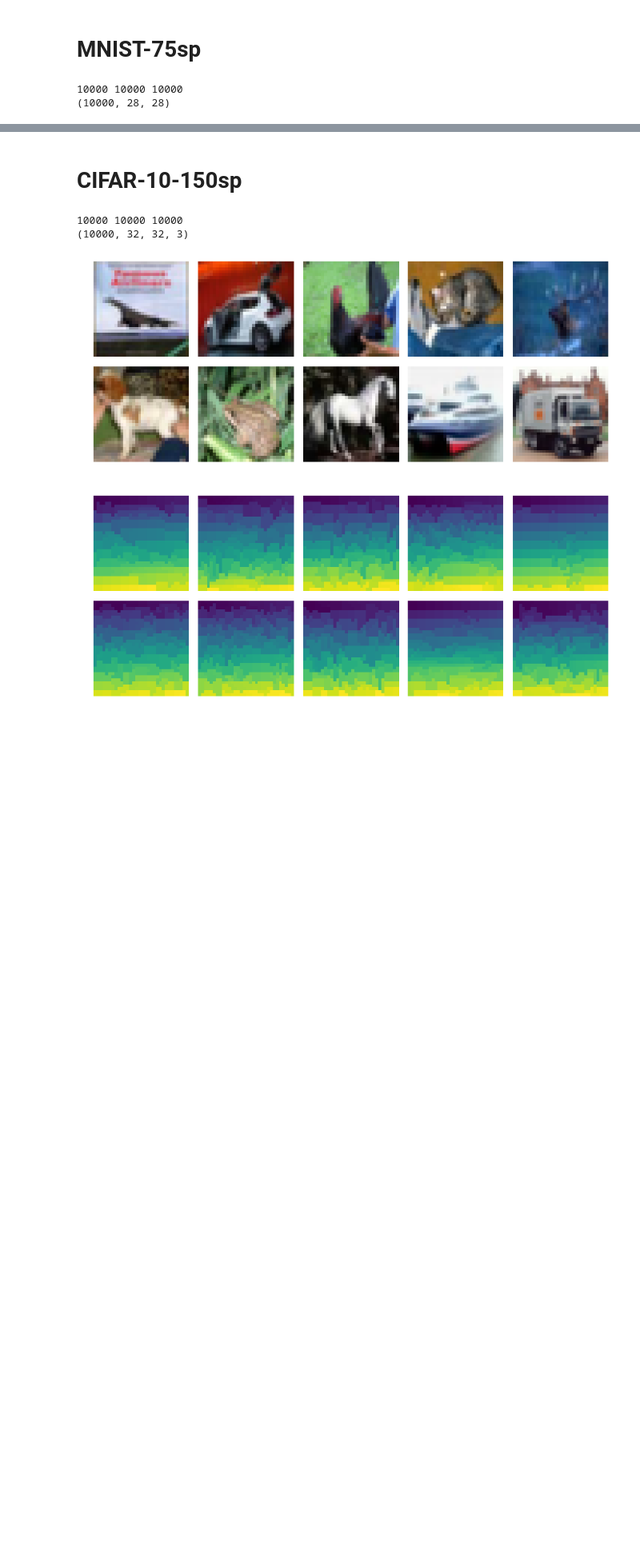
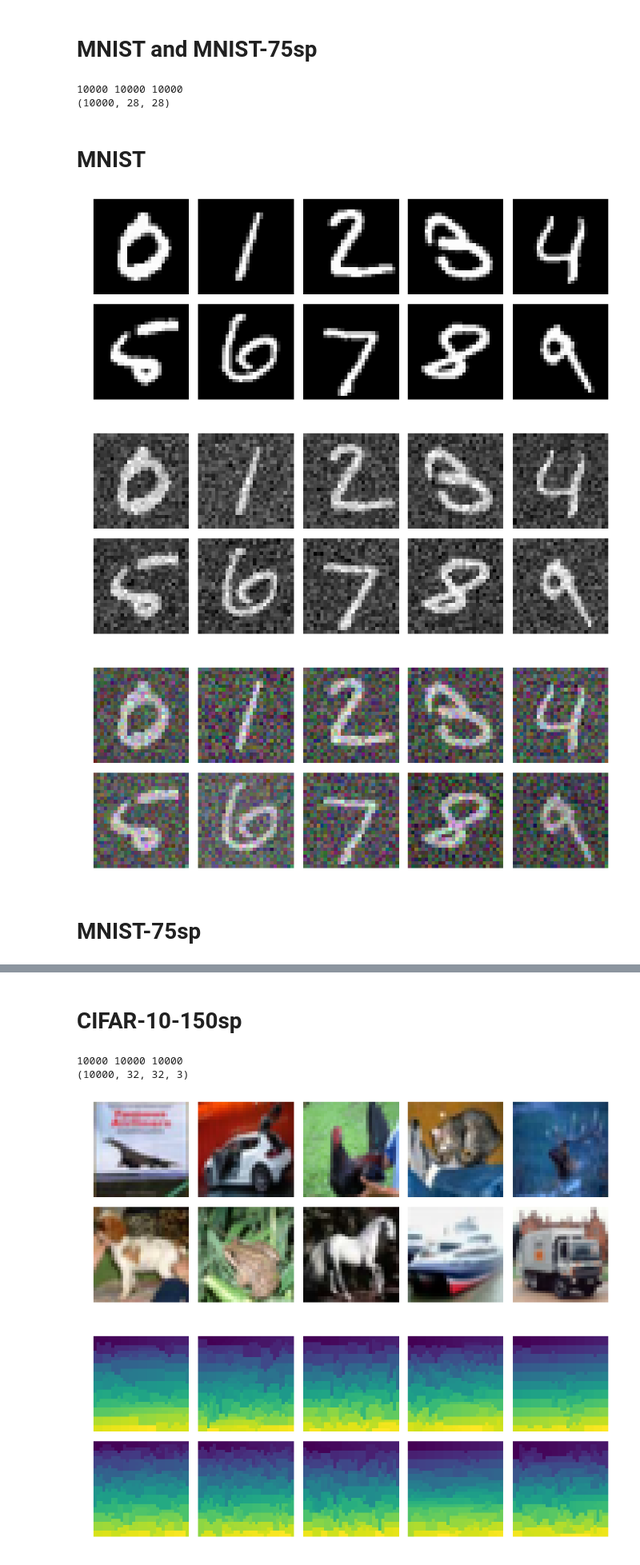
Before and after one commit to bknyaz/graph_attention_pool, a Jupyter notebook: superpixels_visualize.ipynb, the cells around one changed output, grey strips where cells are left out. Shown at 80% size. Saved outputs shown, nothing was run; the diff lists cells and outputs as text; code cells hidden in the pictures; blank space fills up the shorter version.

```diff
--- a/superpixels_visualize.ipynb
+++ b/superpixels_visualize.ipynb
@@ -6,16 +12,64 @@ from torchvision import datasets
+# %% [markdown]
+# MNIST and MNIST-75sp
+# %%
+with open('data/mnist_75sp_test.pkl', 'rb') as f:
+    test_labels, test_data = pickle.load(f)
+with open('data/mnist_75sp_test_superpixels.pkl', 'rb') as f:
+    superpixels = pickle.load(f)
+print(len(test_labels), len(test_data), len(superpixels))
+data = datasets.MNIST('./data', train=False, download=False)
+images = data.test_data.numpy()
+sz = images.shape
+print(sz)
+
+# Get ids of the first test sample for labels from 0 to 9
+ind = []
+labels_added = set()
+for i, lbl in enumerate(test_labels):
+    if lbl not in labels_added:
+        ind.append(i)
+        labels_added.add(lbl)
+ind_sorted = []
+for i in np.argsort(test_labels):
+    if i in ind:
+        ind_sorted.append(i)
+# %% [output]
+10000 10000 10000
+(10000, 28, 28)
+# %% [markdown]
+# MNIST
+# %%
+noises = torch.load('data/mnist_noise.pt').numpy().reshape(-1, sz[1], sz[2])
+color_noises = torch.load('data/mnist_color_noise.pt').numpy().reshape(-1, sz[1], sz[2], 3)
+noise_levels = [0.75, 1.25]
+mn, sd = 0.13, 0.18  # mean, std values for pixel intensities computed for the mnist dataset
+
+images_orig, images_noise, images_color_noise = [], [], []
+for i in ind_sorted:
+    img = (images[i] / 255. - mn) / sd
+    images_orig.append(img)
+    images_noise.append(img + noises[i] * noise_levels[0])
+    images_color_noise.append(np.tile(img[:, :, None], (1, 1, 3)) + color_noises[i] * noise_levels[1])
+
+for fig_id, img_set in enumerate([images_orig, images_noise, images_color_noise]):
+    fig = plt.figure(figsize=(15, 6))
+    n_cols = 5
+    n_rows = 2
+    for i in range(n_rows):
+        for j in range(n_cols):
+            index = i*n_cols + j
+            ax = fig.add_subplot(n_rows, n_cols, index + 1)
+            if fig_id in [0, 1]:
+                ax.imshow(img_set[index], cmap='gray')
+            else:
+                ax.imshow(norm_img(img_set[index]))
+            ax.axis('off')
+    plt.subplots_adjust(hspace=0.1, wspace=0.1)
+    plt.show()
+# %% [output]
+[figure, added]
+[figure, added]
+[figure, added]
 # %% [markdown]
 # MNIST-75sp
-# %%
-with open('data/mnist_75sp_test.pkl', 'rb') as f:
-    test_labels, test_data = pickle.load(f)
-with open('data/mnist_75sp_test_superpixels.pkl', 'rb') as f:
-    superpixels = pickle.load(f)
-print(len(test_labels), len(test_data), len(superpixels))
-data = datasets.MNIST('./data', train=False, download=False)
-images = data.test_data.numpy()
-sz = images.shape
-print(sz)
-# %% [output]
-10000 10000 10000
-(10000, 28, 28)
 # %%
```
Also changed, not shown: parts of 4 cells of this notebook, 8 other files.
